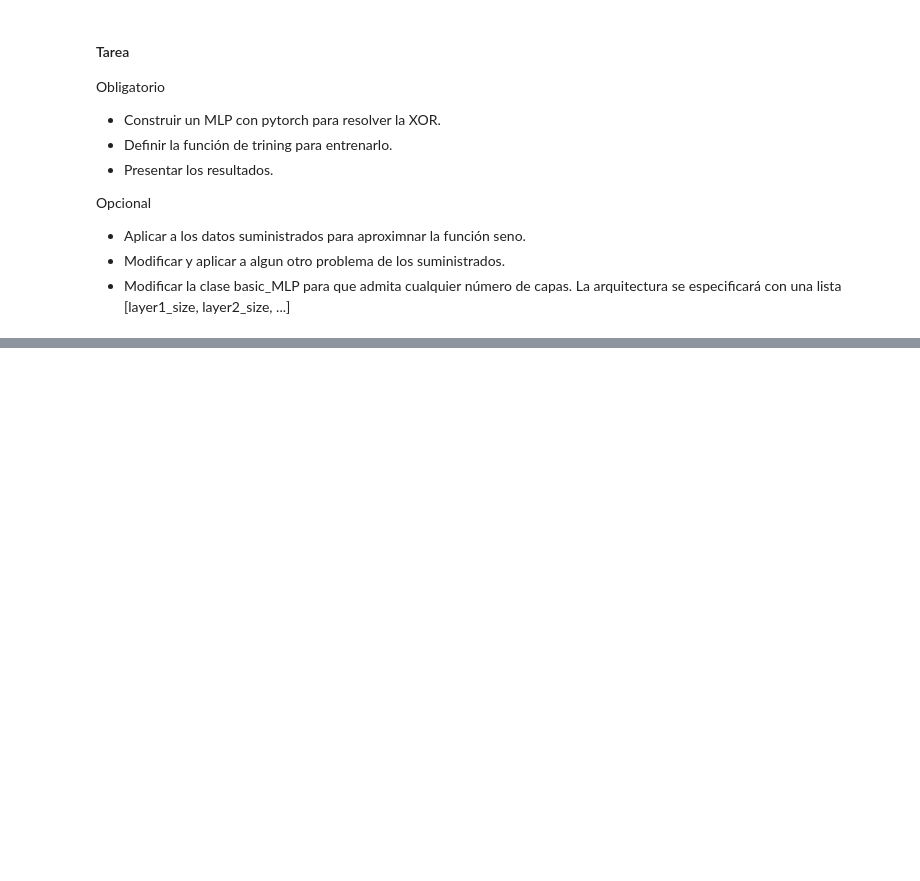
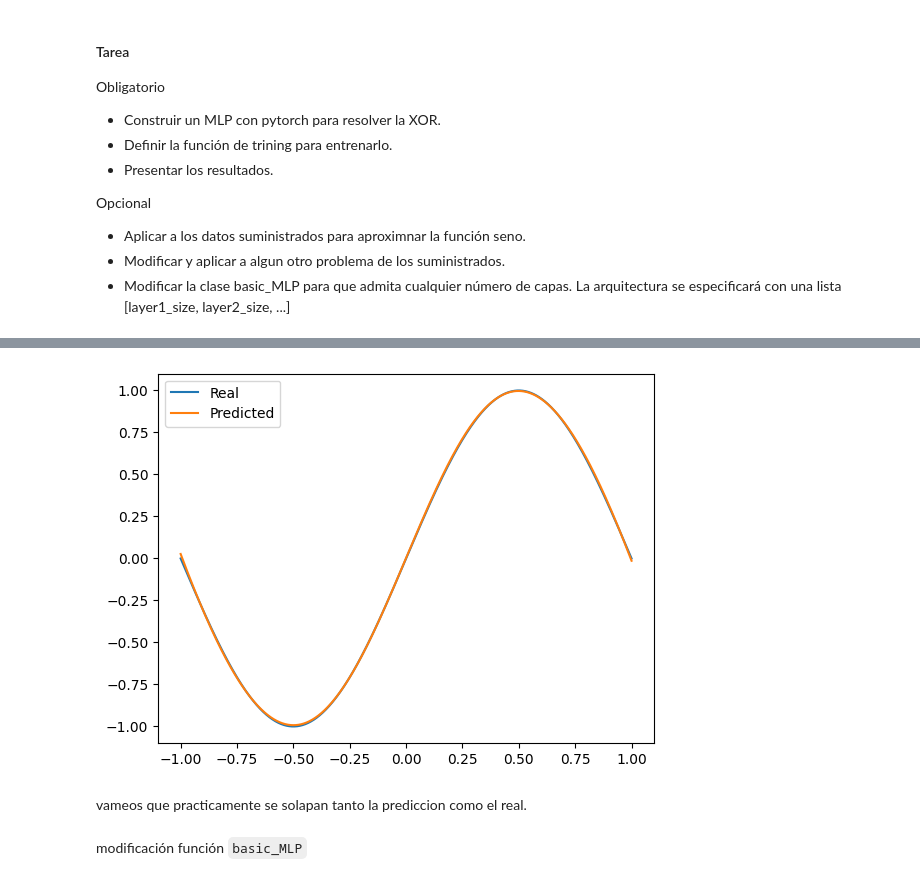
Before and after one commit to adrianaglezg/perceptron_IA, a Jupyter notebook: perceptron_multicapa_alumno_alvaro.ipynb, the cells around one changed output, grey strips where cells are left out. Cells and saved outputs as stored; diff of their text form; code cells hidden in the pictures; blank space fills up the shorter version.

```diff
--- a/perceptron_multicapa_alumno_alvaro.ipynb
+++ b/perceptron_multicapa_alumno_alvaro.ipynb
@@ -846,0 +1061,7 @@ train(X, Y, model, loss_fn, optimizer, 1000, device=device, trace=100)
+# %%
+model = basic_MLP(1, 500, 1)
+
+loss_fn = nn.MSELoss()
+optimizer = torch.optim.Adam(model.parameters())
+
+train(X, Y, model, loss_fn, optimizer, 1000, device= device , trace=100)
@@ -846,0 +1079,15 @@ train(X, Y, model, loss_fn, optimizer, 1000, device=device, trace=100)
+# %%
+model.eval()  # modo evaluación
+with torch.no_grad():
+    predictions = model(X.unsqueeze(1)).squeeze()
+
+plt.plot(x, y, label="Real")
+plt.plot(x, predictions.numpy(), label="Predicted")
+plt.legend()
+plt.show()
+# %% [output]
+[figure, added]
+# %% [markdown]
+vameos que practicamente se solapan tanto la prediccion como el real.
+# %% [markdown]
+modificación función `basic_MLP`
```
Also changed, not shown: parts of 31 cells of this notebook.
